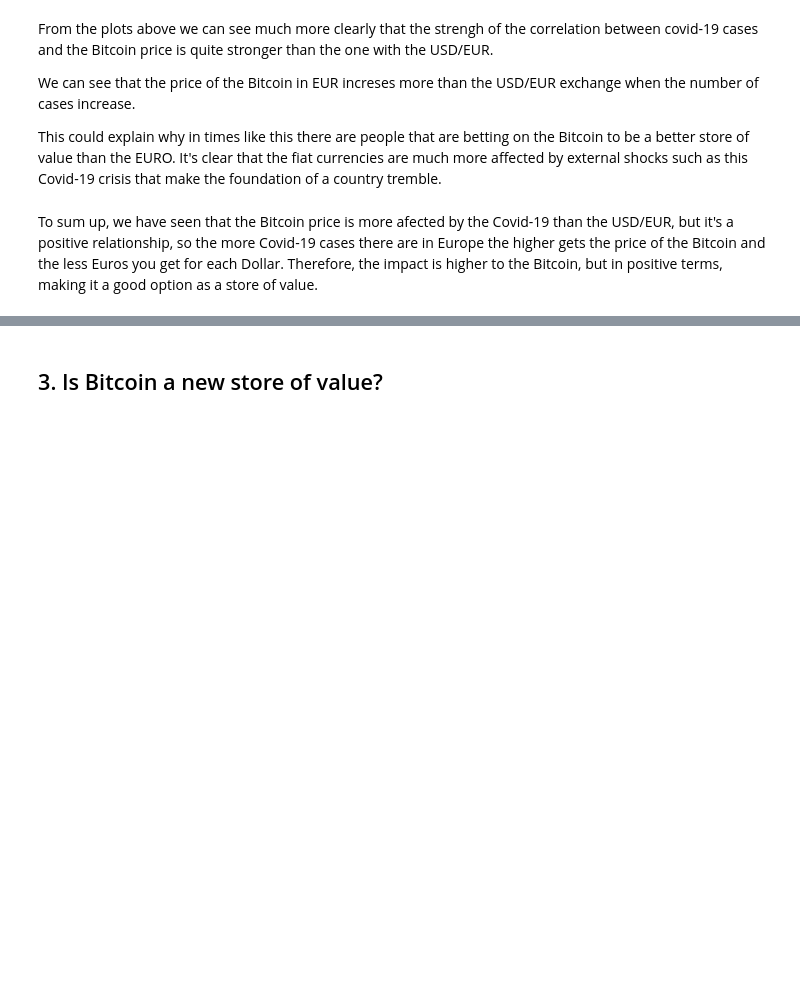
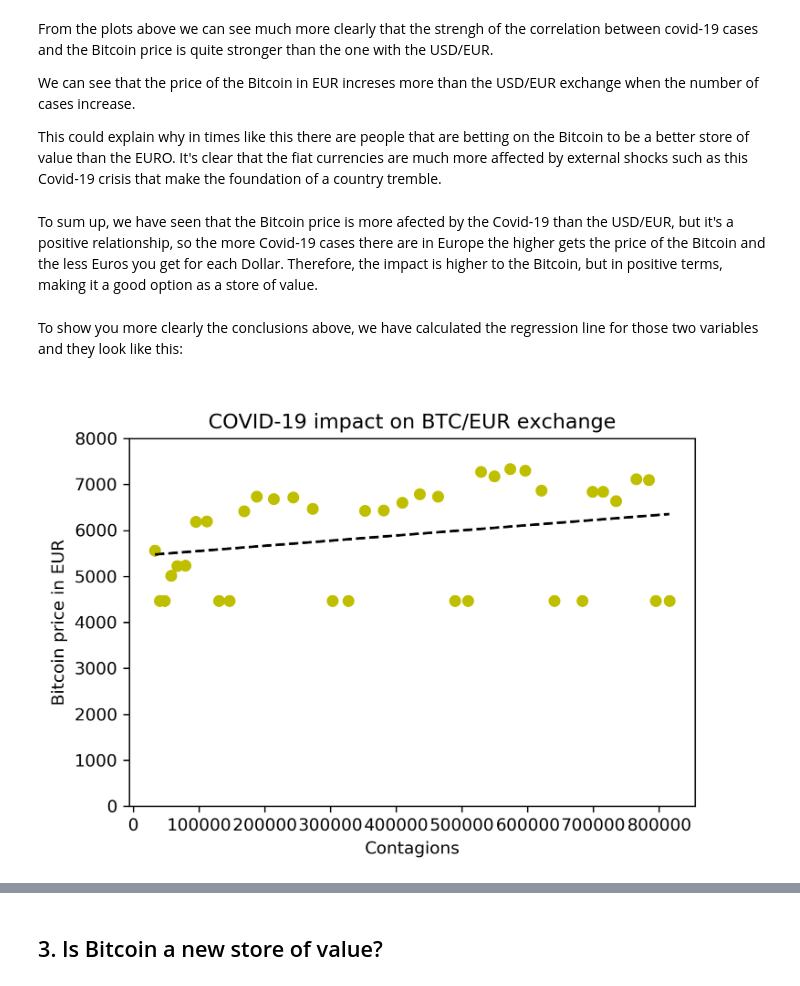
Before and after one commit to ta-data-bcn/Project-Week-3-Data-Thieves, a Jupyter notebook: your-project/Paper/Paper.ipynb, the cells around one changed output, grey strips where cells are left out. Cells and saved outputs as stored; diff of their text form; code cells hidden in the pictures; blank space fills up the shorter version.

Commit message:
regression lines plot

```diff
--- a/your-project/Paper/Paper.ipynb
+++ b/your-project/Paper/Paper.ipynb
@@ -127,3 +127,9 @@ This could explain why in times like this there are people that are betting on t
 To sum up, we have seen that the Bitcoin price is more afected by the Covid-19 than the USD/EUR, but it's a positive relationship, so the more Covid-19
 cases there are in Europe the higher gets the price of the Bitcoin and the less Euros you get for each Dollar.
 Therefore, the impact is higher to the Bitcoin, but in positive terms, making it a good option as a store of value.
+# %% [markdown]
+To show you more clearly the conclusions above, we have calculated the regression line for those two variables and they look like this:
+# %%
+Image("reg_BTC.png")
+# %% [output]
+[figure, added]
```
Also changed, not shown: parts of 4 cells of this notebook, 5 other files.
